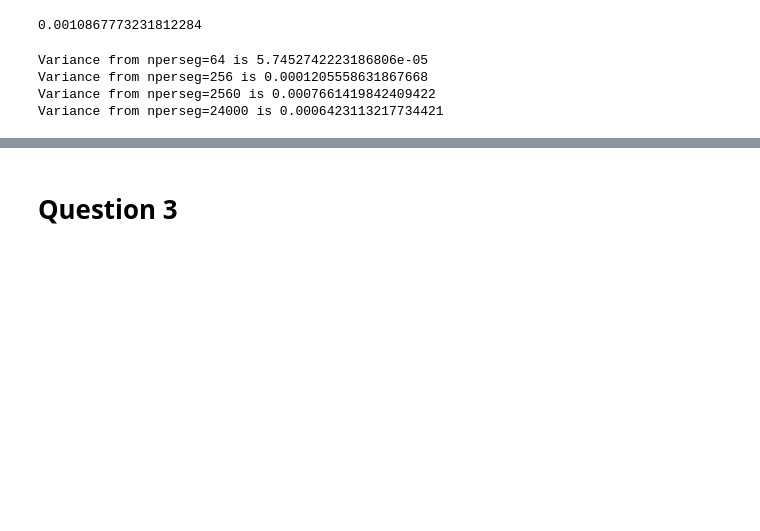
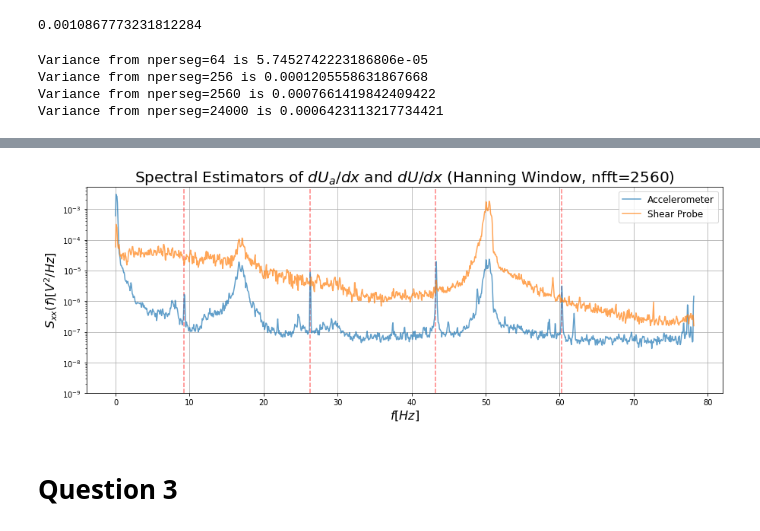
Before and after one commit to lukepolson/School, a Jupyter notebook: Phys 515/Assignment5.ipynb, the cells around one changed output, grey strips where cells are left out. Saved outputs shown, nothing was run; the diff lists cells and outputs as text; code cells hidden in the pictures; blank space fills up the shorter version.

```diff
--- a/Phys 515/Assignment5.ipynb
+++ b/Phys 515/Assignment5.ipynb
@@ -146,3 +185,19 @@ Note that we vastly underestimate the variance for nfft=64. This is due to the f
+# %%
+peaks = [9.2, 26.3, 43.2, 60.3]
+
+plt.figure(figsize=(15,5))
+[plt.axvline(peak, color='r', ls='--', alpha=0.5) for peak in peaks]
+plt.semilogy(ff_ac3, spec_ac3, alpha=0.7, label='Accelerometer')
+plt.semilogy(ff_s3, spec_s3, alpha=0.7, label='Shear Probe')
+plt.ylim(bottom=10**(-9))
+plt.grid()
+plt.legend(fontsize=12)
+plt.ylabel(r'$S_{xx}(f)  [V^2/Hz]$', fontsize=16)
+plt.xlabel(r'$f [Hz]$', fontsize=16)
+plt.title('Spectral Estimators of $dU_a/dx$ and $dU/dx$ (Hanning Window, nfft=2560)', fontsize=20)
+plt.show()
+# %% [output]
+[figure, added]
 # %% [markdown]
 # Question 3
 # %% [markdown]
```
Also changed, not shown: parts of 18 cells of this notebook.
